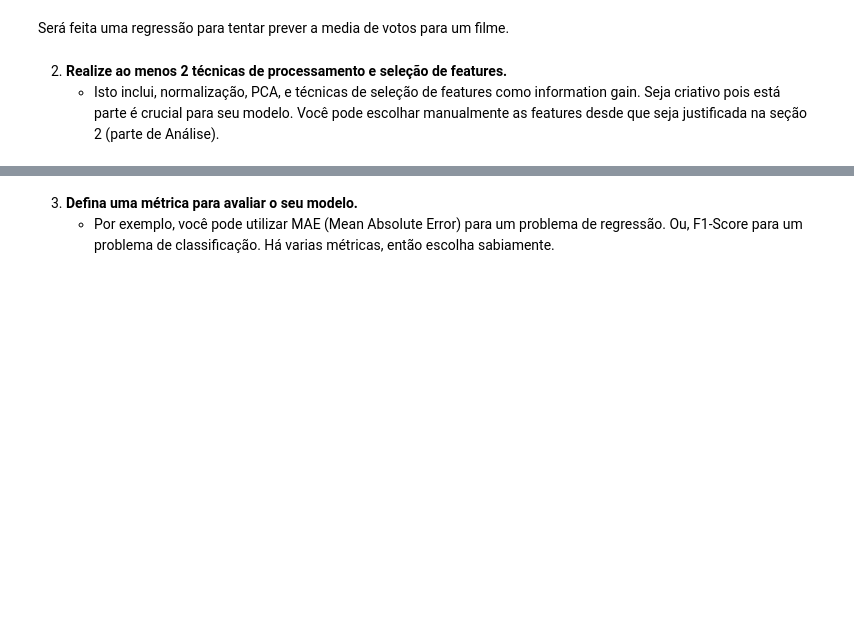
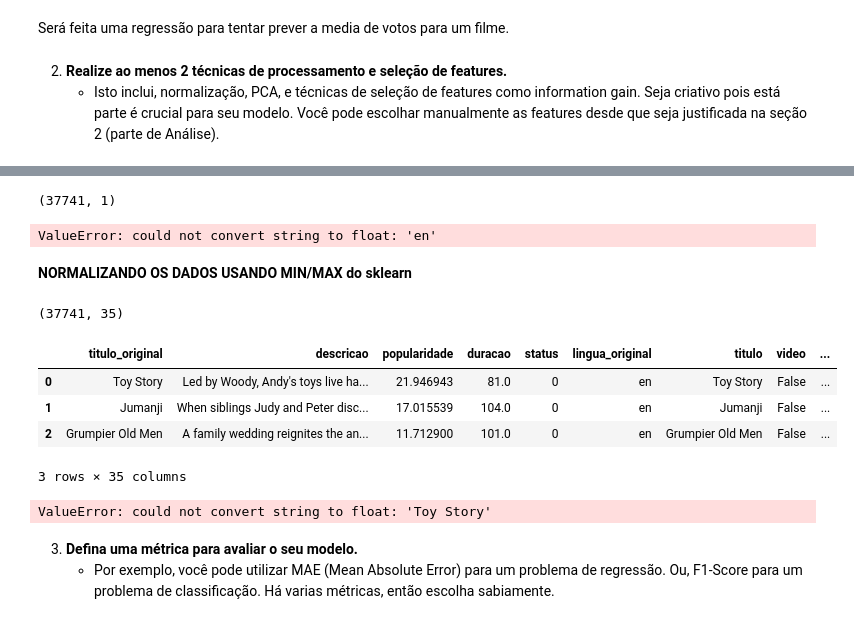
Before and after one commit to hericax/Pos, a Jupyter notebook: projeto_3/aed_projeto_3.ipynb, the cells around one changed output, grey strips where cells are left out. Drawn from its saved outputs; the diff is of its cells as text; code cells hidden in the pictures; blank space fills up the shorter version.

```diff
--- a/projeto_3/aed_projeto_3.ipynb
+++ b/projeto_3/aed_projeto_3.ipynb
@@ -1623,0 +2019,4 @@ Será feita uma regressão para tentar prever a media de votos para um filme.
+# %%
+df_final_y.shape
+# %% [output]
+(37741, 1)
@@ -1623,0 +2025,20 @@ Será feita uma regressão para tentar prever a media de votos para um filme.
+# %%
+# Normalizando pelo Desvio Padrao
+preprocessed_scaled = preprocessing.scale(df_final_X)
+print("Check if STD = 1 std:", preprocessed_scaled.std())
+# %% [output]
+ValueError: could not convert string to float: 'en'
+# %% [markdown]
+**NORMALIZANDO OS DADOS USANDO MIN/MAX do sklearn**
+# %%
+df_final.shape
+# %% [output]
+(37741, 35)
+# %%
+df_final.head(3)
+# %% [output]
+|  | titulo_original | descricao | popularidade | duracao | status | lingua_original | titulo | video | ... |
+| 0 | Toy Story | Led by Woody, Andy's toys live ha... | 21.946943 | 81.0 | 0 | en | Toy Story | False | ... |
+| 1 | Jumanji | When siblings Judy and Peter disc... | 17.015539 | 104.0 | 0 | en | Jumanji | False | ... |
+| 2 | Grumpier Old Men | A family wedding reignites the an... | 11.712900 | 101.0 | 0 | en | Grumpier Old Men | False | ... |
+3 rows × 35 columns
@@ -1624,3 +2047,16 @@ Será feita uma regressão para tentar prever a media de votos para um filme.
+# %%
+from sklearn import preprocessing
+
+x = df_final #returns a numpy array
+min_max_scaler = preprocessing.MinMaxScaler() #dimensiona e traduz cada recurso individualmente, de modo que esteja no intervalo especificado no conjunto de treinamento (entre zero e um)
+x_scaled = min_max_scaler.fit_transform(x)
+df_normalizado = pd.DataFrame(x_scaled)
+df_normalizado
+
+# renomeando as colunas
+df_normalizado.set_axis(cols, axis='columns', inplace=True)
+# %% [output]
+ValueError: could not convert string to float: 'Toy Story'
 # %% [markdown]
 3. **Defina uma métrica para avaliar o seu modelo.**
     * Por exemplo, você pode utilizar MAE (Mean Absolute Error) para um problema de regressão. Ou, F1-Score para um problema de classificação. Há varias métricas, então escolha sabiamente.
```
Also changed, not shown: parts of 57 cells of this notebook, 10 other files.
